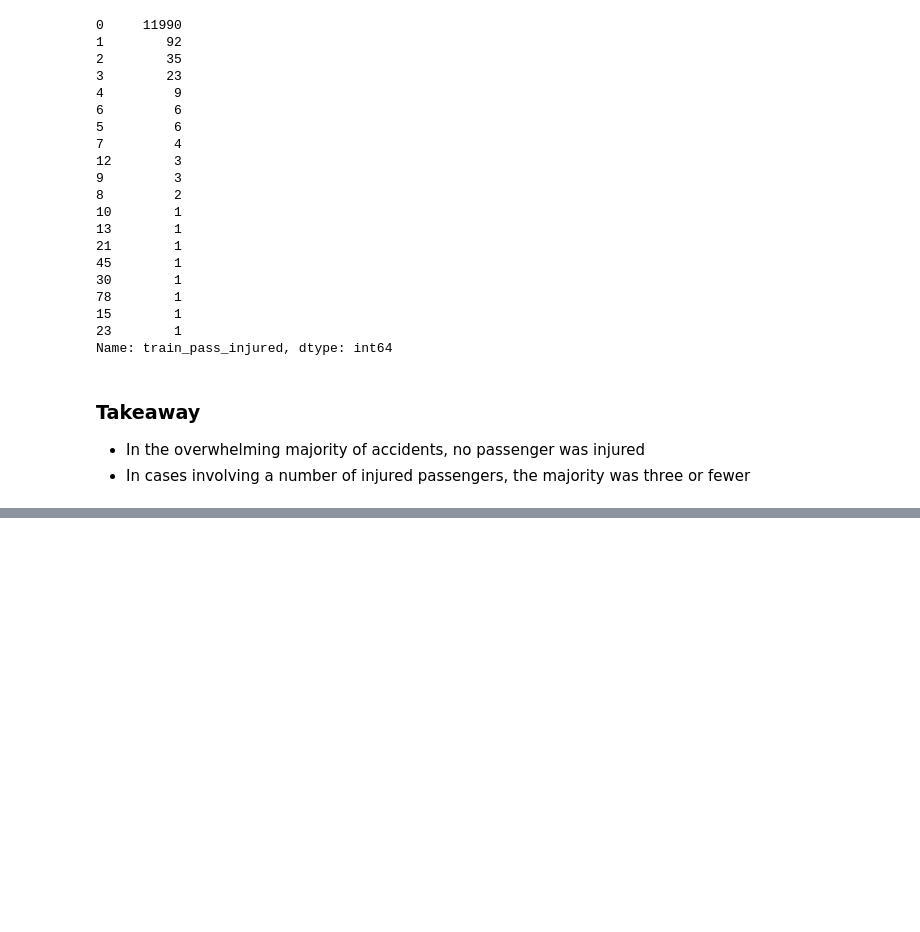
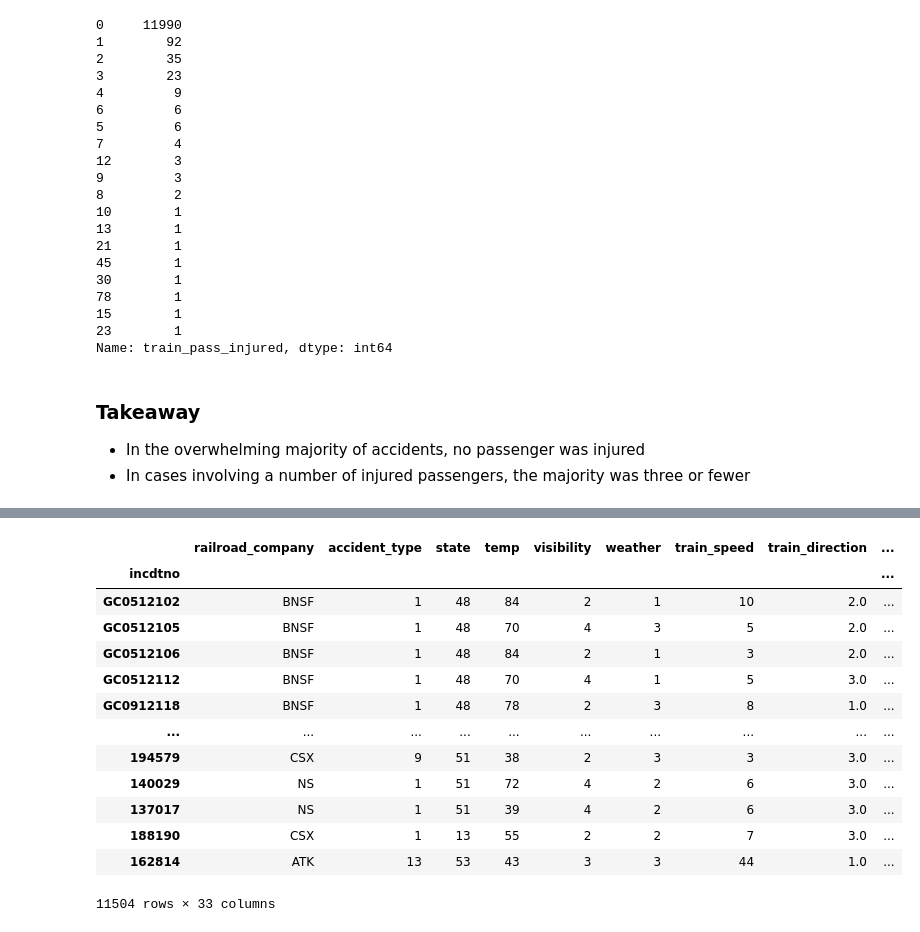
Before and after one commit to OTR-Capstone/Off_The_Rails, a Jupyter notebook: Steve_Stuff/workbench.ipynb, the cells around one changed output, grey strips where cells are left out. Drawn from its saved outputs; the diff is of its cells as text; code cells hidden in the pictures; blank space fills up the shorter version.

```diff
--- a/Steve_Stuff/workbench.ipynb
+++ b/Steve_Stuff/workbench.ipynb
@@ -181,6 +219,6 @@ Name: train_pass_injured, dtype: int64
 #
 #     return equip_df
 # %%
-equip_df = get_equiprail()
+equip_df = acquire.get_equiprail()
 # %%
 equip_df
@@ -187,5 +239,20 @@ equip_df
 # %%
-equip_df = prep_equip_df(equip_df)
+equip_df = prepare.prep_equip_df(equip_df)
 equip_df
+# %% [output]
+|  | railroad_company | accident_type | state | temp | visibility | weather | train_speed | train_direction | ... |
+| incdtno |  |  |  |  |  |  |  |  | ... |
+| GC0512102 | BNSF | 1 | 48 | 84 | 2 | 1 | 10 | 2.0 | ... |
+| GC0512105 | BNSF | 1 | 48 | 70 | 4 | 3 | 5 | 2.0 | ... |
+| GC0512106 | BNSF | 1 | 48 | 84 | 2 | 1 | 3 | 2.0 | ... |
+| GC0512112 | BNSF | 1 | 48 | 70 | 4 | 1 | 5 | 3.0 | ... |
+| GC0912118 | BNSF | 1 | 48 | 78 | 2 | 3 | 8 | 1.0 | ... |
+| ... | ... | ... | ... | ... | ... | ... | ... | ... | ... |
+| 194579 | CSX | 9 | 51 | 38 | 2 | 3 | 3 | 3.0 | ... |
+| 140029 | NS | 1 | 51 | 72 | 4 | 2 | 6 | 3.0 | ... |
+| 137017 | NS | 1 | 51 | 39 | 4 | 2 | 6 | 3.0 | ... |
+| 188190 | CSX | 1 | 13 | 55 | 2 | 2 | 7 | 3.0 | ... |
+| 162814 | ATK | 13 | 53 | 43 | 3 | 3 | 44 | 1.0 | ... |
+11504 rows × 33 columns
 # %%
 equip_df.info()
```
Also changed, not shown: parts of 11 cells of this notebook.
